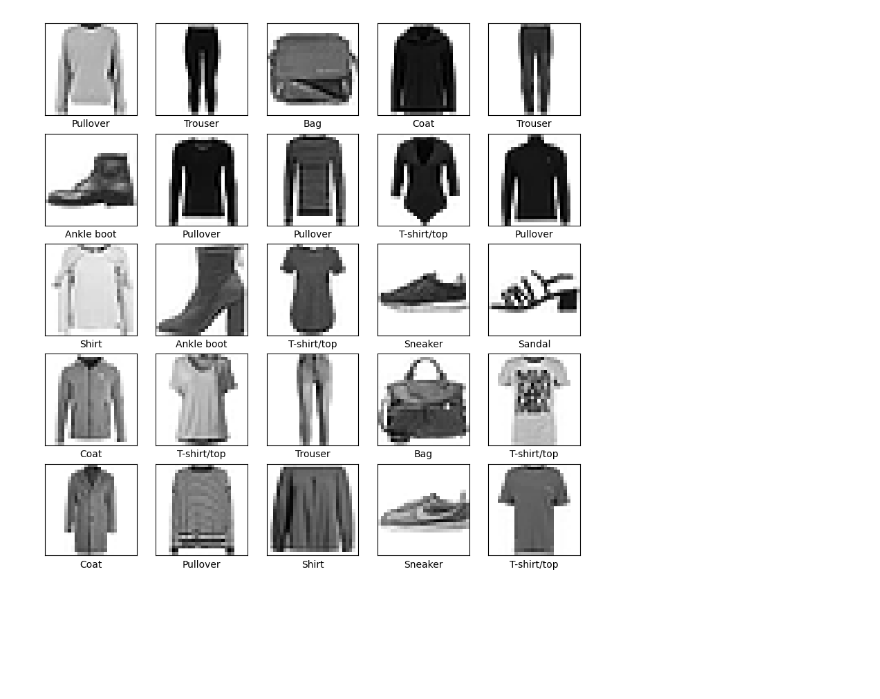
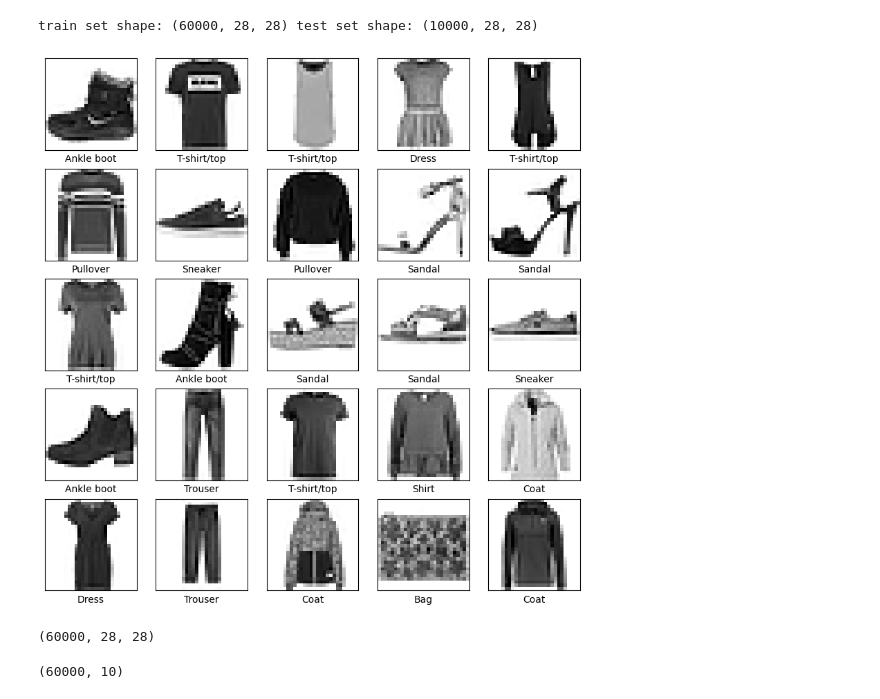
Before and after one commit to HaithamIsmail/ai-bootcamp-notebooks, a Jupyter notebook: lesson 10 - CNNs/fashion_mnist_tf.ipynb, the cells around one changed output. Saved outputs shown, nothing was run; the diff lists cells and outputs as text; code cells hidden in the pictures; blank space fills up the shorter version.

```diff
--- a/lesson 10 - CNNs/fashion_mnist_tf.ipynb
+++ b/lesson 10 - CNNs/fashion_mnist_tf.ipynb
@@ -67,13 +8,21 @@ plt.show()
+# %%
+fashion_mnist = tf.keras.datasets.fashion_mnist
+(train_images, train_labels), (test_images, test_labels) = fashion_mnist.load_data()
+print('train set shape:', train_images.shape, 'test set shape:', test_images.shape)
+# %% [output]
+train set shape: (60000, 28, 28) test set shape: (10000, 28, 28)
+# %%
+class_names = ['T-shirt/top', 'Trouser', 'Pullover', 'Dress', 'Coat',
+               'Sandal', 'Shirt', 'Sneaker', 'Bag', 'Ankle boot']
 # %%
 plt.figure(figsize=(10,10))
-for i,(image,label) in enumerate(train_dataset.take(25)):
-    image=image.numpy().reshape((28,28))
+for i in range(25):
     plt.subplot(5,5,i+1)
     plt.xticks([])
     plt.yticks([])
     plt.grid(False)
-    plt.imshow(image,cmap=plt.cm.binary)
-    plt.xlabel(class_names[label])
+    plt.imshow(train_images[i], cmap=plt.cm.binary)
+    plt.xlabel(class_names[train_labels[i]])
 plt.show()
 # %% [output]
-[figure, old version]
+[figure, new version]
@@ -79,0 +33,4 @@ plt.show()
+# %%
+train_images.shape
+# %% [output]
+(60000, 28, 28)
@@ -80,2 +41,6 @@ plt.show()
+# %%
+print(train_labels.shape)
+# %% [output]
+(60000, 10)
 # %%
 model=tf.keras.Sequential([
```
Also changed, not shown: parts of 21 cells of this notebook, 27 other files.
